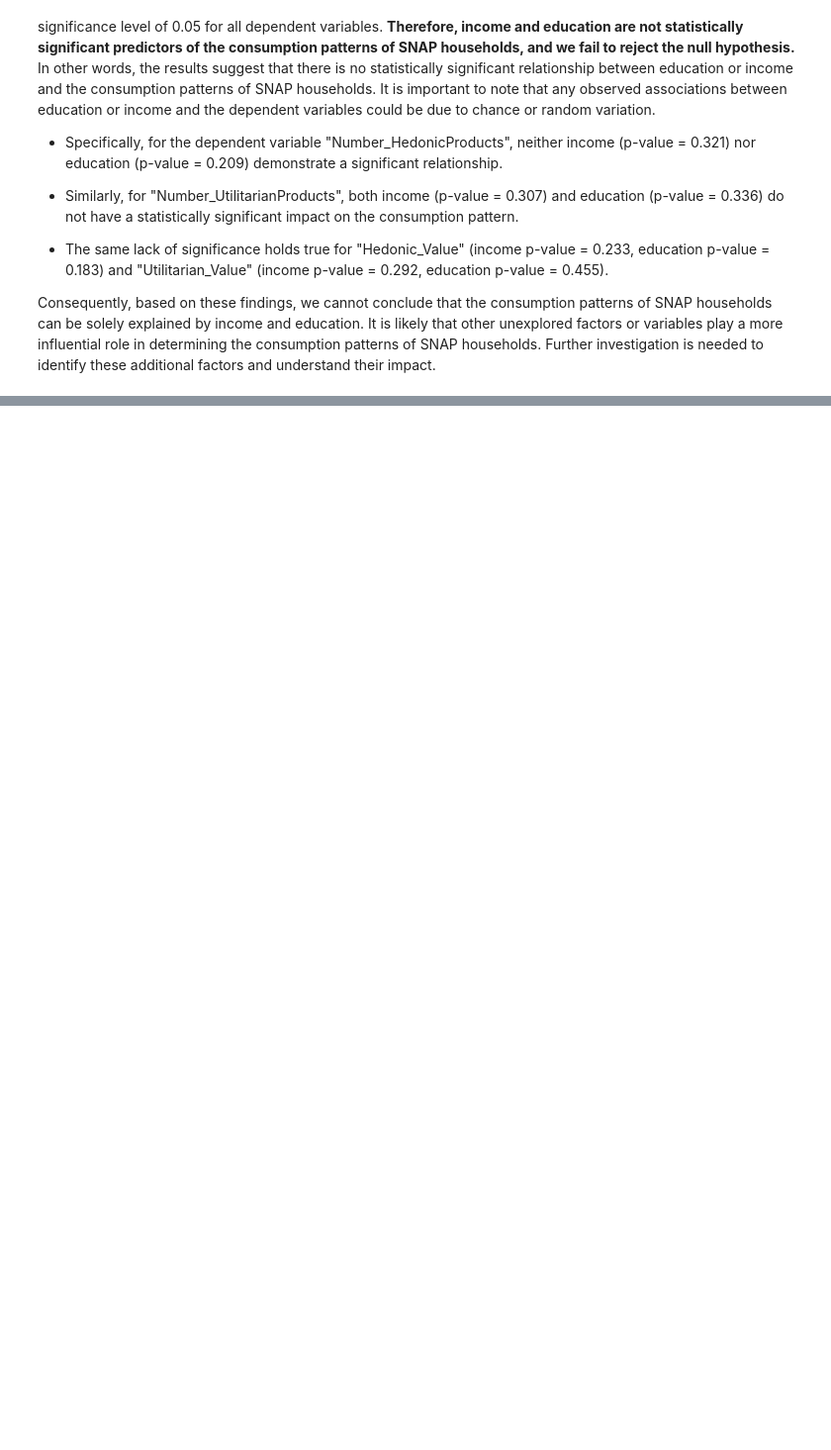
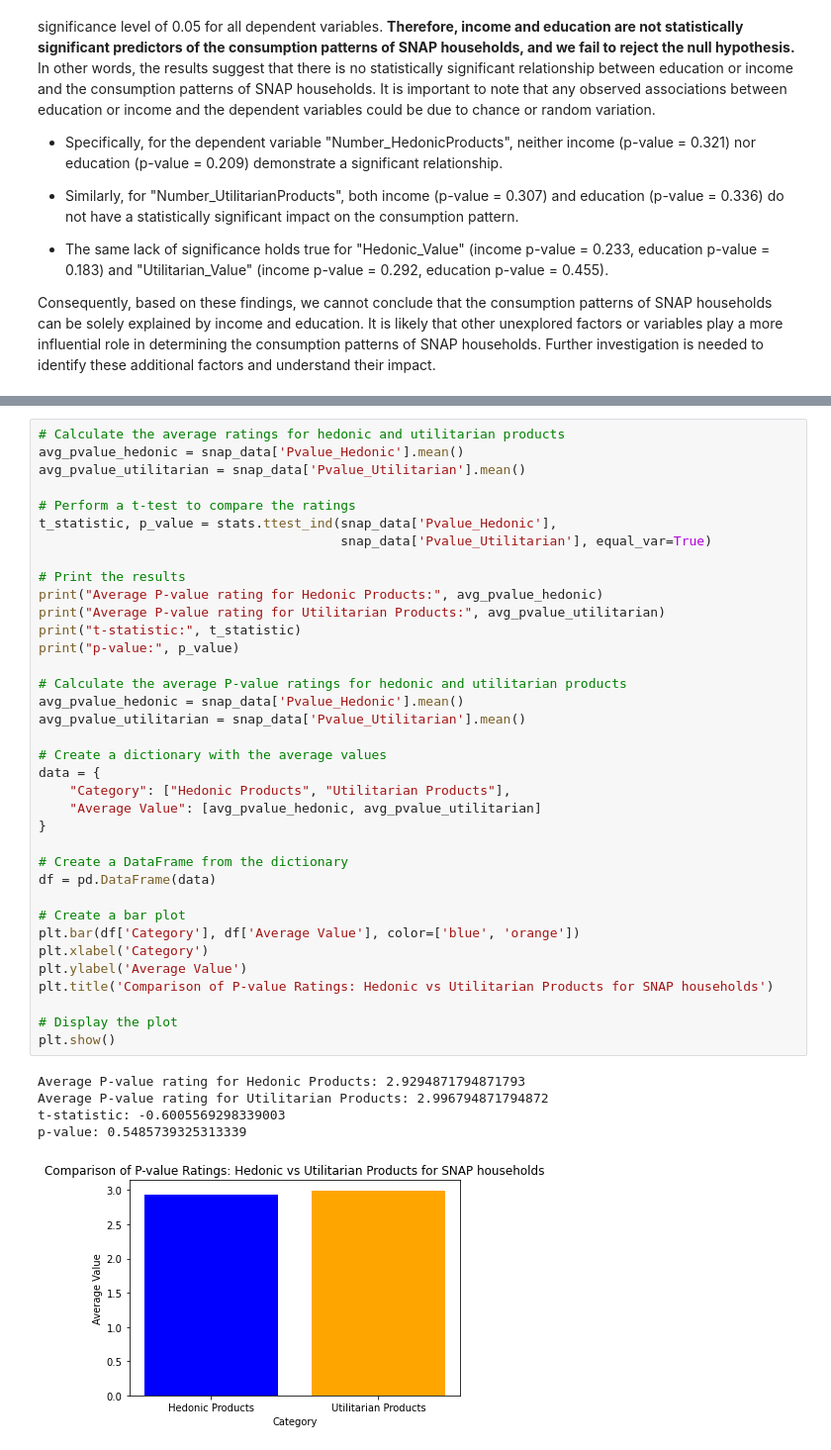
Before and after one commit to franklinjtan/Food-Stamps-Consumer-Behavior-Analysis, a Jupyter notebook: code/main.ipynb, the cells around one changed output, grey strips where cells are left out. Shown at 99% size. Cells and saved outputs as stored; diff of their text form; blank space fills up the shorter version.

```diff
--- a/code/main.ipynb
+++ b/code/main.ipynb
@@ -223,0 +226,42 @@ Consequently, based on these findings, we cannot conclude that the consumption p
+# %%
+# Calculate the average ratings for hedonic and utilitarian products
+avg_pvalue_hedonic = snap_data['Pvalue_Hedonic'].mean()
+avg_pvalue_utilitarian = snap_data['Pvalue_Utilitarian'].mean()
+
+# Perform a t-test to compare the ratings
+t_statistic, p_value = stats.ttest_ind(snap_data['Pvalue_Hedonic'],
+                                       snap_data['Pvalue_Utilitarian'], equal_var=True)
+
+# Print the results
+print("Average P-value rating for Hedonic Products:", avg_pvalue_hedonic)
+print("Average P-value rating for Utilitarian Products:", avg_pvalue_utilitarian)
+print("t-statistic:", t_statistic)
+print("p-value:", p_value)
+
+# Calculate the average P-value ratings for hedonic and utilitarian products
+avg_pvalue_hedonic = snap_data['Pvalue_Hedonic'].mean()
+avg_pvalue_utilitarian = snap_data['Pvalue_Utilitarian'].mean()
+
+# Create a dictionary with the average values
+data = {
+    "Category": ["Hedonic Products", "Utilitarian Products"],
+    "Average Value": [avg_pvalue_hedonic, avg_pvalue_utilitarian]
+}
+
+# Create a DataFrame from the dictionary
+df = pd.DataFrame(data)
+
+# Create a bar plot
+plt.bar(df['Category'], df['Average Value'], color=['blue', 'orange'])
+plt.xlabel('Category')
+plt.ylabel('Average Value')
+plt.title('Comparison of P-value Ratings: Hedonic vs Utilitarian Products for SNAP households')
+
+# Display the plot
+plt.show()
+# %% [output]
+Average P-value rating for Hedonic Products: 2.9294871794871793
+Average P-value rating for Utilitarian Products: 2.996794871794872
+t-statistic: -0.6005569298339003
+p-value: 0.5485739325313339
+[figure, added]
```
Also changed, not shown: parts of 6 cells of this notebook.
